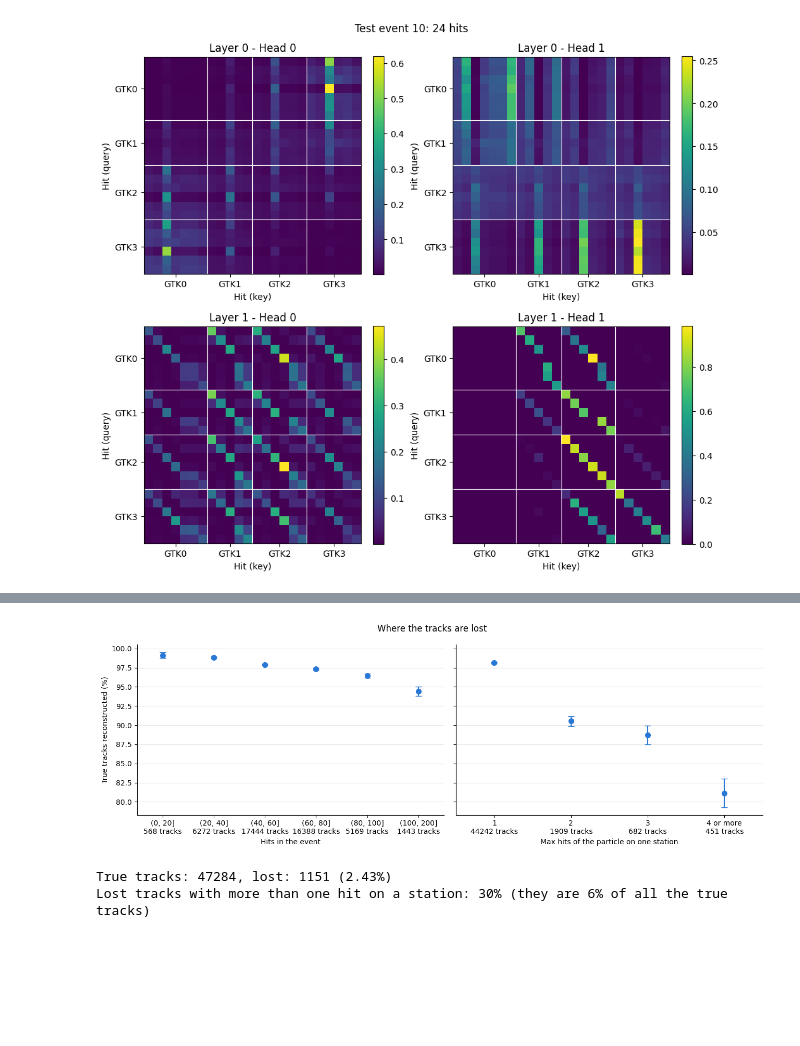
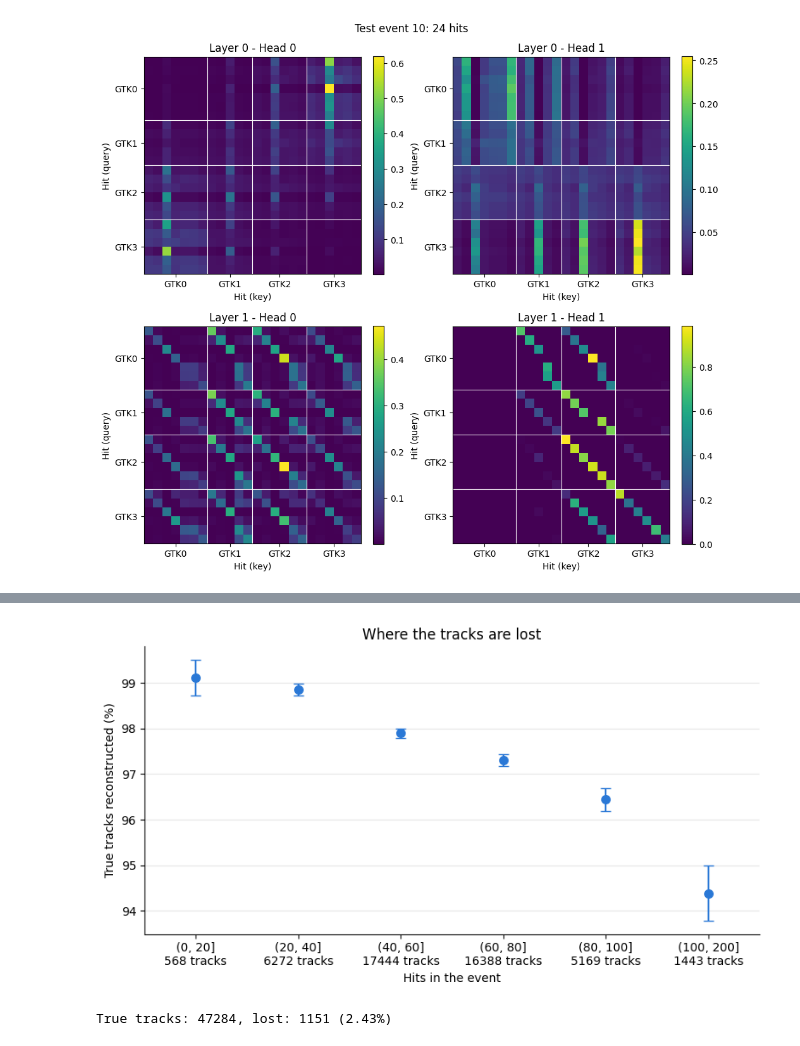
Before and after one commit to Bianco95/hackathon-gtk-fpga, a Jupyter notebook: part_1/Tutorial_Transformer_solutions.ipynb, the cells around one changed output, grey strips where cells are left out. Saved outputs shown, nothing was run; the diff lists cells and outputs as text; code cells hidden in the pictures; blank space fills up the shorter version.

```diff
--- a/part_1/Tutorial_Transformer.ipynb
+++ b/part_1/Tutorial_Transformer_solutions.ipynb
@@ -89,7 +101,7 @@ config = {
         "lr": 1e-4,
         "lr_scheduler_step_size": 50,
         "lr_scheduler_gamma": 0.5,
-        "num_epochs": 2,
+        "num_epochs": 20,
         "patience": 5,
         "checkpoint_dir": "checkpoints",
     },
@@ -1606,54 +1707,36 @@ The remaining 70% of the lost tracks have one hit per station: this analysis doe
 # %%
-# For every true track of the test set: was it reconstructed, and in which conditions?
+# For every true track of the test set: was it reconstructed, and how many hits has its event?
 rows = []
 for index in tqdm(range(len(datasets["test"])), desc="Analysing true tracks"):
     _, _, df = datasets["test"][index]
     predicted = {tuple(track) for track in reconstruct_event(lightning_model, df, best_threshold)}
     for track in true_tracks(df):
-        hits_per_station = df.loc[track, "GTKstation"].value_counts()
-        rows.append({
-            "event": index,
-            "event_hits": len(df),
-            "max_hits_on_a_station": hits_per_station.max(),   # 1 = one hit per station
-            "found": tuple(track) in predicted,
-        })
+        rows.append({"event_hits": len(df), "found": tuple(track) in predicted})
 track_results = pd.DataFrame(rows)
 
+# Efficiency (%) and its binomial uncertainty in bins of hits in the event
+bins = pd.cut(track_results["event_hits"], [0, 20, 40, 60, 80, 100, 200])
+table = track_results.groupby(bins, observed=True)["found"].agg(tracks="size", efficiency="mean")
+table["uncertainty"] = 100 * np.sqrt(table["efficiency"] * (1 - table["efficiency"]) / table["tracks"])
+table["efficiency"] = 100 * table["efficiency"]
 
-def efficiency_by(groups):
-    """Efficiency (%) and its binomial uncertainty for each group of true tracks."""
-    table = track_results.groupby(groups, observed=True)["found"].agg(tracks="size", efficiency="mean")
-    table["uncertainty"] = 100 * np.sqrt(table["efficiency"] * (1 - table["efficiency"]) / table["tracks"])
-    table["efficiency"] = 100 * table["efficiency"]
-    return table.round(2)
-
-by_event_size = efficiency_by(pd.cut(track_results["event_hits"], [0, 20, 40, 60, 80, 100, 200]))
-by_multiplicity = efficiency_by(track_results["max_hits_on_a_station"].clip(upper=4))
-by_multiplicity.index = ["1", "2", "3", "4 or more"]
-
-fig, axes = plt.subplots(1, 2, figsize=(13, 4.5), sharey=True)
-for ax, table, xlabel in [(axes[0], by_event_size, "Hits in the event"),
-                          (axes[1], by_multiplicity, "Max hits of the particle on one station")]:
-    positions = np.arange(len(table))
-    ax.errorbar(positions, table["efficiency"], yerr=table["uncertainty"], color="#2a78d6",
-                marker="o", markersize=7, linestyle="", capsize=4, label="Track efficiency (test set)")
-    ax.set_xticks(positions, [f"{label}\n{tracks} tracks" for label, tracks in zip(table.index, table["tracks"])])
-    ax.set_xlim(-0.5, len(table) - 0.5)
-    ax.set_xlabel(xlabel)
-    ax.grid(axis="y", alpha=0.3)
-    ax.set_axisbelow(True)
-    ax.spines[["top", "right"]].set_visible(False)
-axes[0].set_ylabel("True tracks reconstructed (%)")
-# axes[0].legend(frameon=False, loc="lower left")
-fig.suptitle("Where the tracks are lost")
+fig, ax = plt.subplots(figsize=(8, 4.5))
+positions = np.arange(len(table))
+ax.errorbar(positions, table["efficiency"], yerr=table["uncertainty"], color="#2a78d6",
+            marker="o", markersize=7, linestyle="", capsize=4)
+ax.set_xticks(positions, [f"{label}\n{tracks} tracks" for label, tracks in zip(table.index, table["tracks"])])
+ax.set_xlim(-0.5, len(table) - 0.5)
+ax.set_xlabel("Hits in the event")
+ax.set_ylabel("True tracks reconstructed (%)")
+ax.set_title("Where the tracks are lost")
+ax.grid(axis="y", alpha=0.3)
+ax.set_axisbelow(True)
+ax.spines[["top", "right"]].set_visible(False)
 plt.tight_layout()
 plt.show()
 
 lost = track_results[~track_results["found"]]
 print(f"True tracks: {len(track_results)}, lost: {len(lost)} ({100 * len(lost) / len(track_results):.2f}%)")
-print(f"Lost tracks with more than one hit on a station: {100 * (lost['max_hits_on_a_station'] > 1).mean():.0f}% "
-      f"(they are {100 * (track_results['max_hits_on_a_station'] > 1).mean():.0f}% of all the true tracks)")
 # %% [output]
-[figure, old version]
+[figure, new version]
 True tracks: 47284, lost: 1151 (2.43%)
-Lost tracks with more than one hit on a station: 30% (they are 6% of all the true tracks)
```
Also changed, not shown: parts of 17 cells of this notebook, 2 other files.
